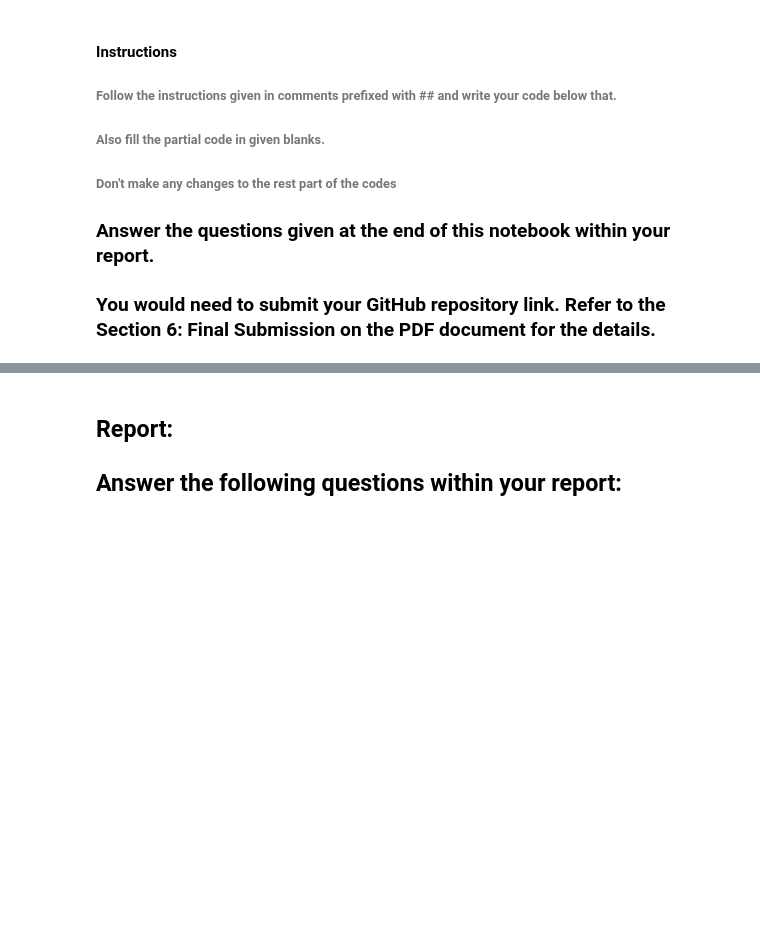
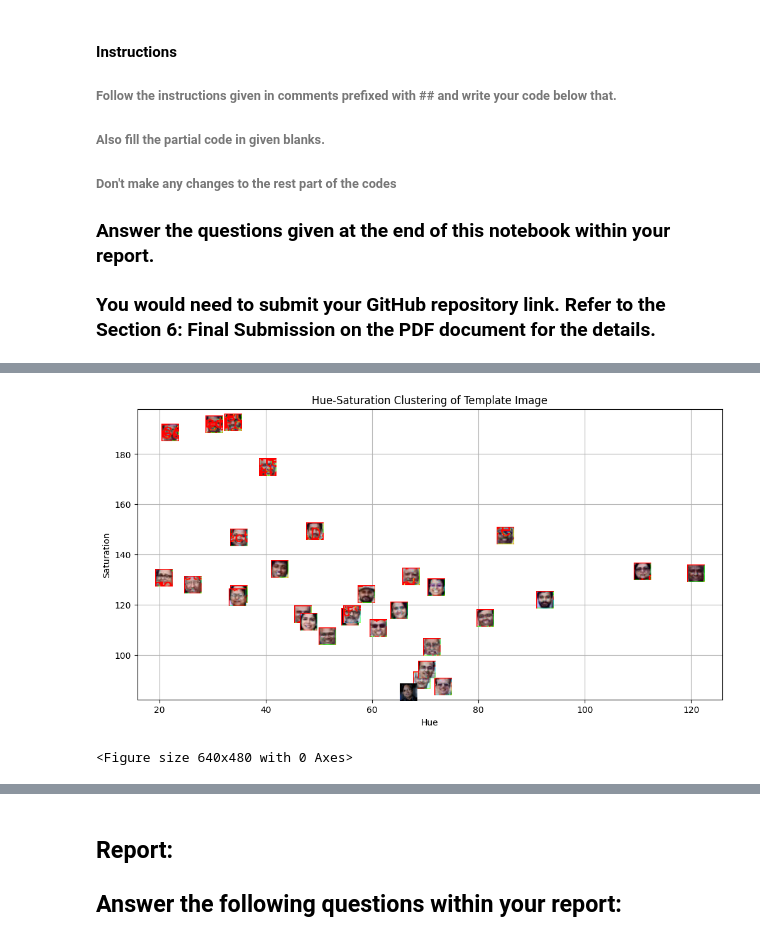
Before and after one commit to lakshitxtyagi/distance_classification_mlpr, a Jupyter notebook: LakshitTyagi_lab5.ipynb, the cells around one changed output, grey strips where cells are left out. Drawn from its saved outputs; the diff is of its cells as text; code cells hidden in the pictures; blank space fills up the shorter version.

Commit message:
updated output format

```diff
--- a/LakshitTyagi_lab5.ipynb
+++ b/LakshitTyagi_lab5.ipynb
@@ -119,0 +162,59 @@ cv2.destroyAllWindows()
+# %%
+## Read the class of the template image 'Dr_Shashi_Tharoor.jpg' using cv2 and store it in template_img
+template_img = cv2.imread("data/Dr_Shashi_Tharoor.jpg")
+# Detect face in the template image after converting it to gray and store it in template_faces
+grey_img = cv2.cvtColor(template_img, cv2.COLOR_BGR2GRAY)
+template_faces = face_cascade.detectMultiScale(grey_img, 1.05, 4, minSize=(25,25), maxSize=(50,50))
+
+# Draw rectangles around the detected faces
+for (x, y, w, h) in template_faces:
+    cv2.rectangle(template_img, (x, y), (x + w, y + h), (0, 255, 0), 3)
+cv2.imshow("Detected Faces", template_img)
+cv2.waitKey(0)
+cv2.destroyAllWindows()
+
+
+cv2.imwrite("output/detected_faces.jpg", template_img)
+
+
+wandb.log({"Detected Faces": wandb.Image(template_img)})
+# %%
+# Convert the template image to HSV color space and store it in template_hsv
+template_hsv = cv2.cvtColor(template_img, cv2.COLOR_BGR2HSV)
+
+# Extract hue and saturation features from the template image as we did it for detected faces.
+template_hue = np.mean(template_hsv[:, :, 0])
+template_saturation = np.mean(template_hsv[:, :, 1])
+
+# Predict the cluster label for the template image and store it in template_label
+template_label = kmeans.predict([[template_hue, template_saturation]])[0]
+
+# Create a figure and axis for visualization
+fig, ax = plt.subplots(figsize=(12, 6))
+
+# Plot the clustered faces with custom markers (similar to previous code)
+for i, (x, y, w, h) in enumerate(faces_rect):
+    color = 'red' if kmeans.labels_[i] == 0 else 'blue'
+    im = OffsetImage(cv2.cvtColor(cv2.resize(face_images[i], (20, 20)), cv2.COLOR_HSV2RGB))
+    ab = AnnotationBbox(im, (hue_saturation[i, 0], hue_saturation[i, 1]), frameon=False, pad=0)
+    ax.add_artist(ab)
+    plt.plot(hue_saturation[i, 0], hue_saturation[i, 1], 'o', markersize=5, color=color)
+
+# Plot the template image in the respective cluster
+if template_label == 0:
+    color = 'red'
+else:
+    color = 'blue'
+im = OffsetImage(cv2.cvtColor(cv2.resize(template_img, (20, 20)), cv2.COLOR_BGR2RGB))
+ab = AnnotationBbox(im, (template_hue, template_saturation), frameon=False, pad=0)
+ax.add_artist(ab)
+
+plt.xlabel('Hue')
+plt.ylabel('Saturation')
+plt.title('Hue-Saturation Clustering of Template Image')
+plt.grid(True)
+plt.show()
+wandb.log({"Hue-Saturation Clustering of Template Image": wandb.Image(plt)})
+# %% [output]
+[figure, added]
+<Figure size 640x480 with 0 Axes>
```
Also changed, not shown: parts of 6 cells of this notebook.
